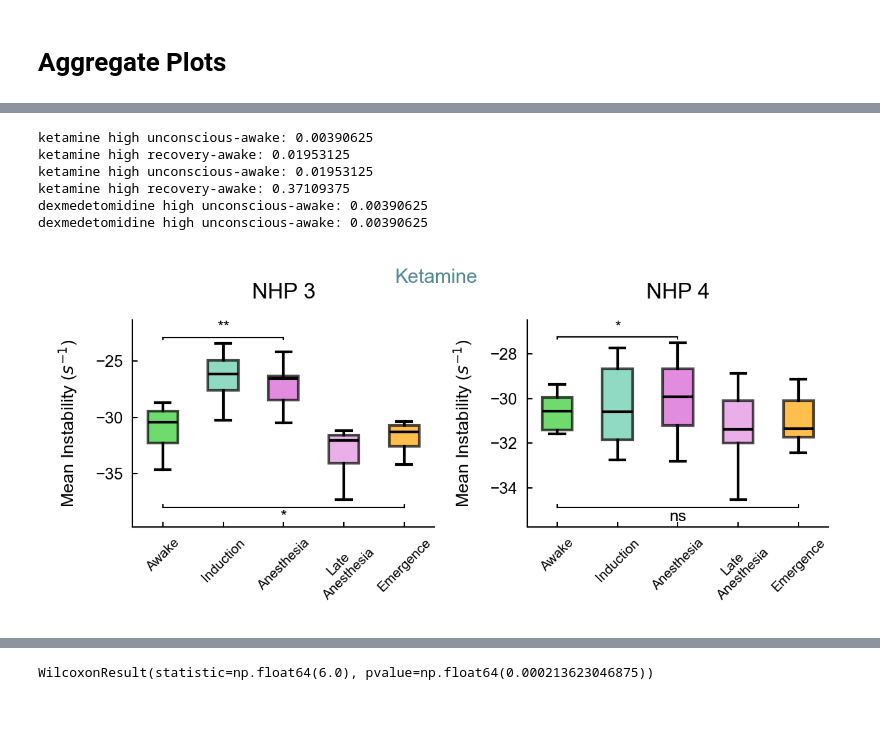
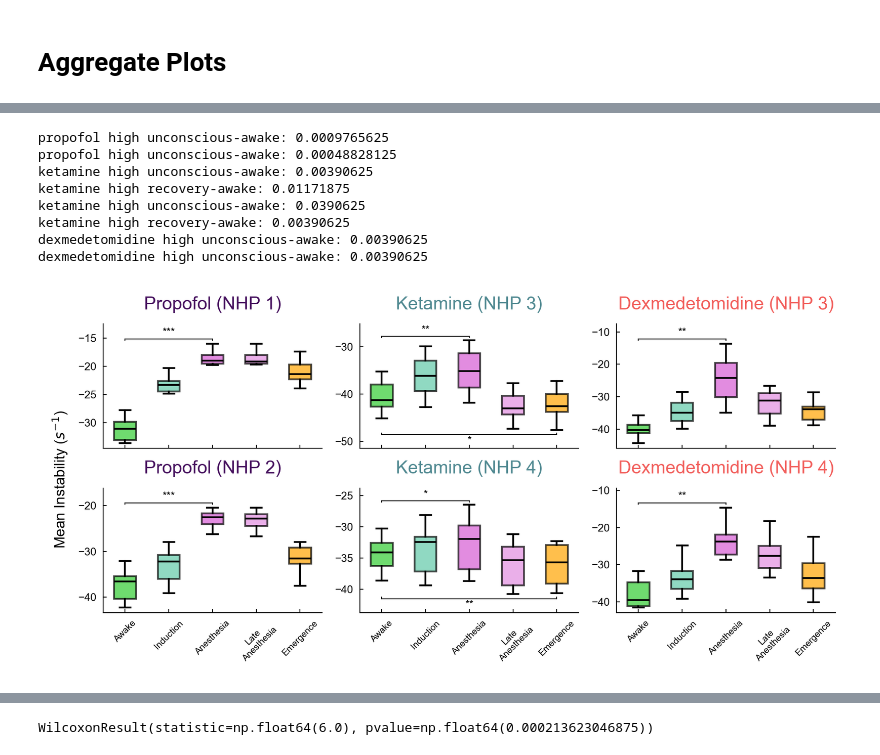
Before and after one commit to adamjeisen/UniversalUnconsciousness, a Jupyter notebook: _jupyter/Figures/stability-main.ipynb, the cells around one changed output, grey strips where cells are left out. Drawn from its saved outputs; the diff is of its cells as text; code cells hidden in the pictures; blank space fills up the shorter version.

```diff
--- a/_jupyter/Figures/stability-main.ipynb
+++ b/_jupyter/Figures/stability-main.ipynb
@@ -29,19 +28,18 @@ with initialize(version_base="1.3", config_path="../../UniversalUnconsciousness/
 cfg.params.low_pass = None
 cfg.params.high_pass = None
 
-# cfg.params.stride = 15
-# cfg.params.window = 15
+cfg.params.stride = 15
+cfg.params.window = 15
 
-cfg.params.stride = 120
-cfg.params.window = 5
+# cfg.params.stride = 120
+# # cfg.params.window = 5
+# cfg.params.window = 30
 # %%
 anesthetic_agent_list = cfg.plotting.anesthetic_agent_list
 img_save_dir = cfg.plotting.img_save_dir
 curve_colors = cfg.plotting.curve_colors
 loc_roc_colors = cfg.plotting.loc_roc_colors
 os.makedirs(img_save_dir, exist_ok=True)
-# %%
-cfg.plotting.anesthetic_agent_list = [('anesthesiaLvrOdd', 'ketamine'), ('anesthesiaLvrOdd', 'dexmedetomidine')]
 # %%
 agent_data = get_agent_data(cfg, use_individiual_areas=False, verbose=False)
 # %% [output]
@@ -174,36 +196,49 @@ for (data_class, agent), data_dict in agent_data.items():
 # %%
 top_percent = 0.1
 area = 'all'
+
+# Prepare results_by_agent dict for grid function
+results_by_agent = {}
+for (data_class, agent), data_dict in agent_data.items():
+    results_by_agent[(data_class, agent)] = data_dict['delase_results']
+
+# Create single grid save path
+if dose == 'high':
+    grid_save_path = os.path.join(img_save_dir, f"section_stability_boxes_grid_filter_{cfg.params.low_pass}_{cfg.params.high_pass}_{area}_window_{cfg.params.window}_stride_{cfg.params.stride}.pdf")
+else:
+    grid_save_path = os.path.join(img_save_dir, f"section_stability_boxes_grid_low_dose_filter_{cfg.params.low_pass}_{cfg.params.high_pass}_{area}_window_{cfg.params.window}_stride_{cfg.params.stride}.pdf")
+
+# Use grid function to plot all agents on a single grid
+grid_section_means = plot_section_stability_boxes_grid(
+    cfg=cfg,
+    agent_data=agent_data,
+    results_by_agent=results_by_agent,
+    top_percent=top_percent,
+    curve_colors=curve_colors,
+    # figsize=(5, 6),
+    # layout='agent_rows',
+    figsize=(6, 3),
+    layout='nhp_rows',
+    dose=dose,
+    save_path=grid_save_path,
+    section_info_type='plot',
+    verbose=False,
+    area=area,
+    sharex=True
+)
+
+# Convert grid return format to match original format: section_means[(data_class, agent)]
 section_means = {}
-for (data_class, agent), data_dict in agent_data.items():
-    # area = 'vlPFC' if agent == 'propofol' else 'vlPFC-L'
-    # area = 'FEF' if agent == 'propofol' else 'vlPFC-R'
-    # area = '7b' if agent == 'propofol' else 'dlPFC-R'
-    # area = 'CPB' if agent == 'propofol' else 'dlPFC-L'
-    if dose == 'high':
-        save_path = os.path.join(img_save_dir, f"{agent}_section_stability_boxes_filter_{cfg.params.low_pass}_{cfg.params.high_pass}_{area}_window_{cfg.params.window}_stride_{cfg.params.stride}.pdf")
-    else:
-        save_path = os.path.join(img_save_dir, f"{agent}_section_stability_boxes_low_dose_filter_{cfg.params.low_pass}_{cfg.params.high_pass}_{area}_window_{cfg.params.window}_stride_{cfg.params.stride}.pdf")
-    cfg.params.data_class = data_class
-    section_means[(data_class, agent)] = plot_section_stability_boxes(
-        cfg,
-        agent,
-        data_dict['session_lists'],
-        data_dict['delase_results'],
-        top_percent=top_percent,
-        curve_colors=curve_colors,
-        figsize=None,
-        dose=dose,
-        save_path=save_path,
-        section_info_type='plot',
-        verbose=False,
-        area=area
-    )
+for (data_class, agent) in agent_data.keys():
+    if agent in grid_section_means:
+        section_means[(data_class, agent)] = grid_section_means[agent]
 # %% [output]
+propofol high unconscious-awake: 0.0009765625
+propofol high unconscious-awake: 0.00048828125
 ketamine high unconscious-awake: 0.00390625
-ketamine high recovery-awake: 0.01953125
-ketamine high unconscious-awake: 0.01953125
-ketamine high recovery-awake: 0.37109375
+ketamine high recovery-awake: 0.01171875
+ketamine high unconscious-awake: 0.0390625
+ketamine high recovery-awake: 0.00390625
 dexmedetomidine high unconscious-awake: 0.00390625
 dexmedetomidine high unconscious-awake: 0.00390625
-[figure, old version]
+[figure, new version]
```
Also changed, not shown: parts of 23 cells of this notebook, 26 other files.
